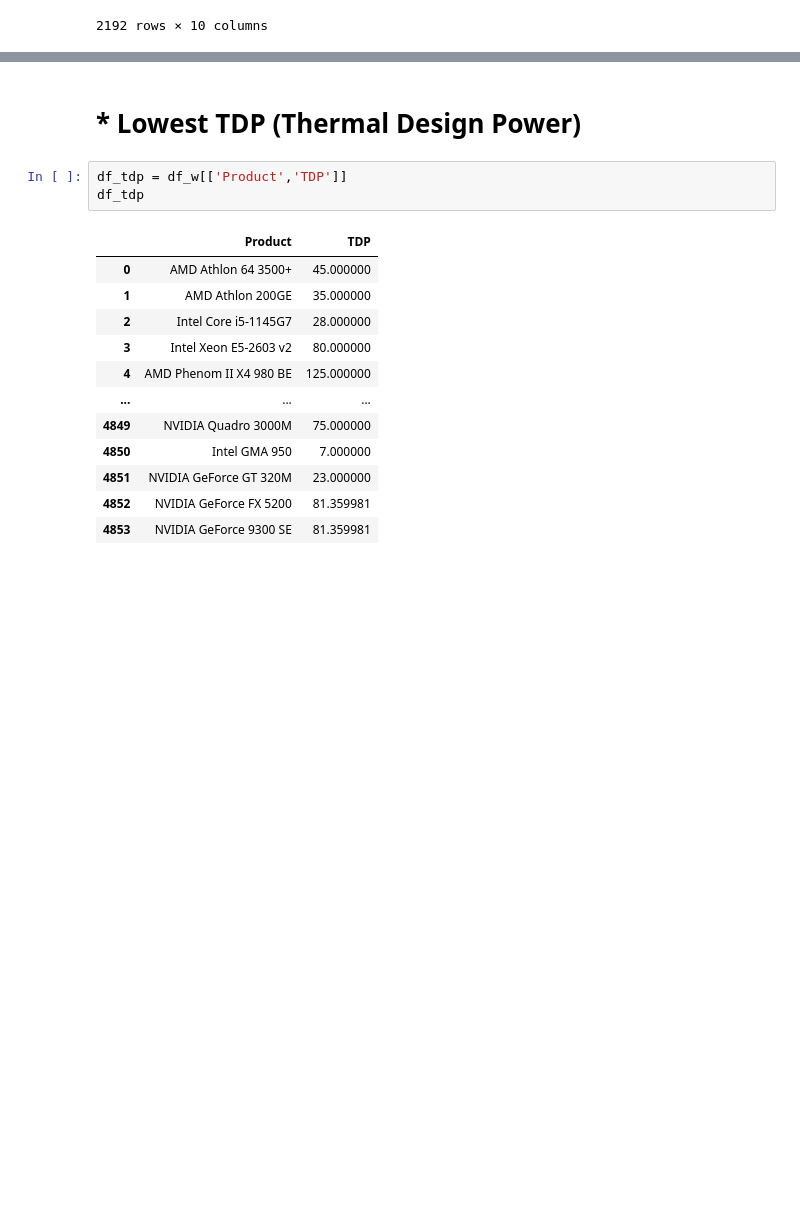
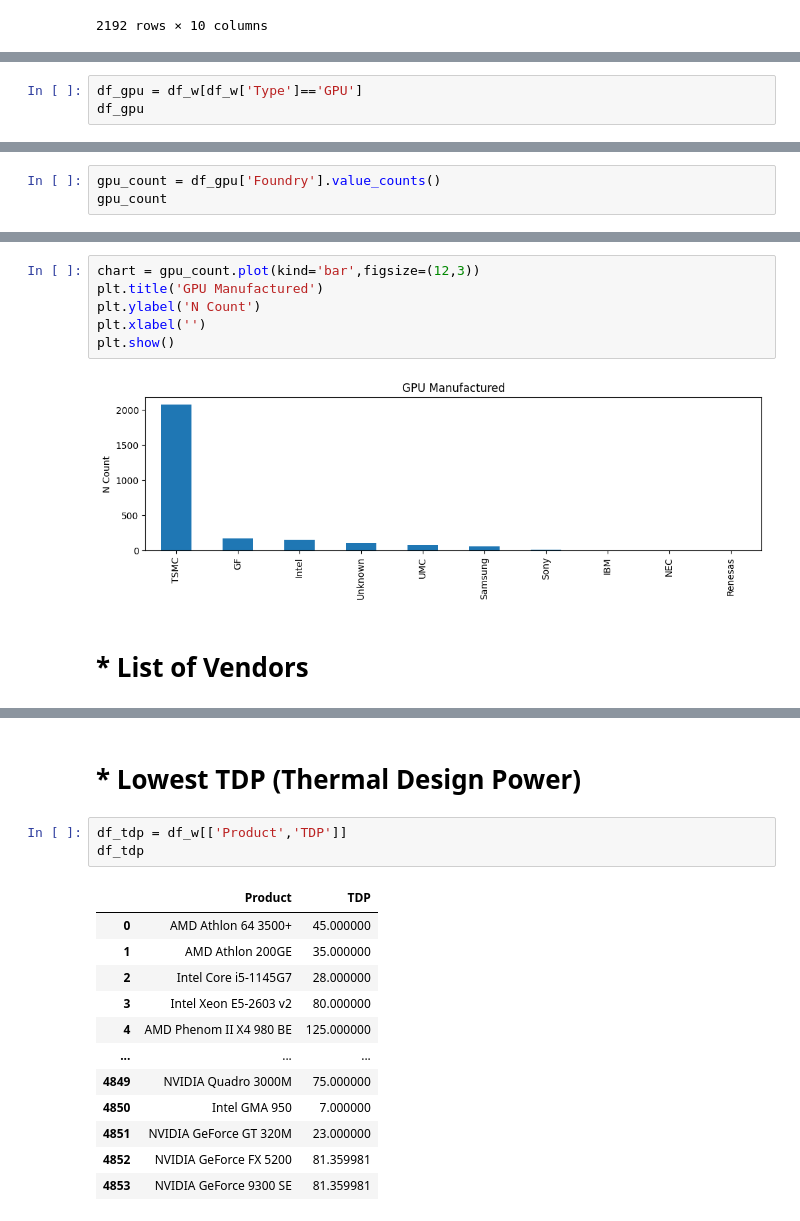
Before and after one commit to 6HA8/MATHEDA---VILLASIS, a Jupyter notebook: WK7/Exercise/WK7-Data-Visualization.ipynb, the cells around one changed output, grey strips where cells are left out. Cells and saved outputs as stored; diff of their text form; blank space fills up the shorter version.

```diff
--- a/WK7/Exercise/WK7-Data-Visualization.ipynb
+++ b/WK7/Exercise/WK7-Data-Visualization.ipynb
@@ -113,0 +152,3 @@ plt.show()
+# %%
+df_gpu = df_w[df_w['Type']=='GPU']
+df_gpu
@@ -113,0 +169,3 @@ plt.show()
+# %%
+gpu_count = df_gpu['Foundry'].value_counts()
+gpu_count
@@ -113,0 +185,10 @@ plt.show()
+# %%
+chart = gpu_count.plot(kind='bar',figsize=(12,3))
+plt.title('GPU Manufactured')
+plt.ylabel('N Count')
+plt.xlabel('')
+plt.show()
+# %% [output]
+[figure, added]
+# %% [markdown]
+# * List of Vendors
```
Also changed, not shown: parts of 59 cells of this notebook, 1 other file.
